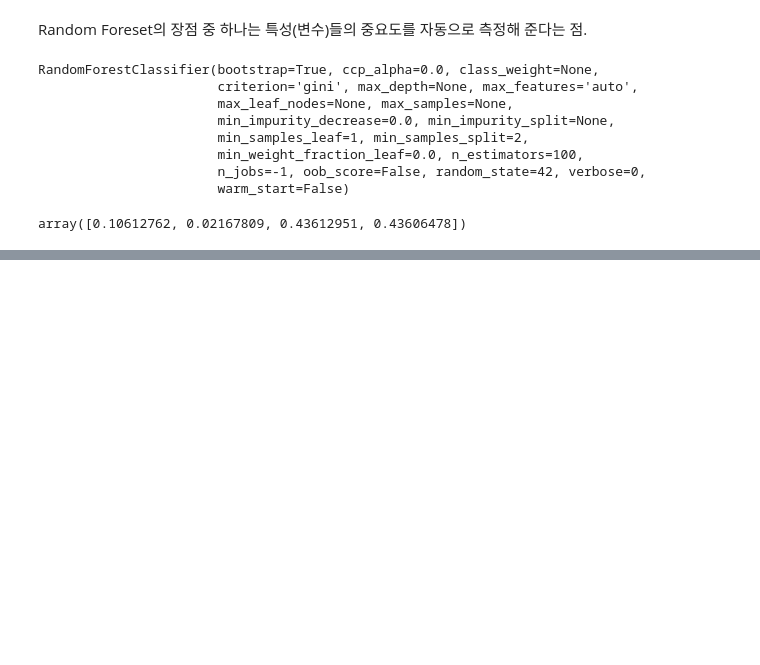
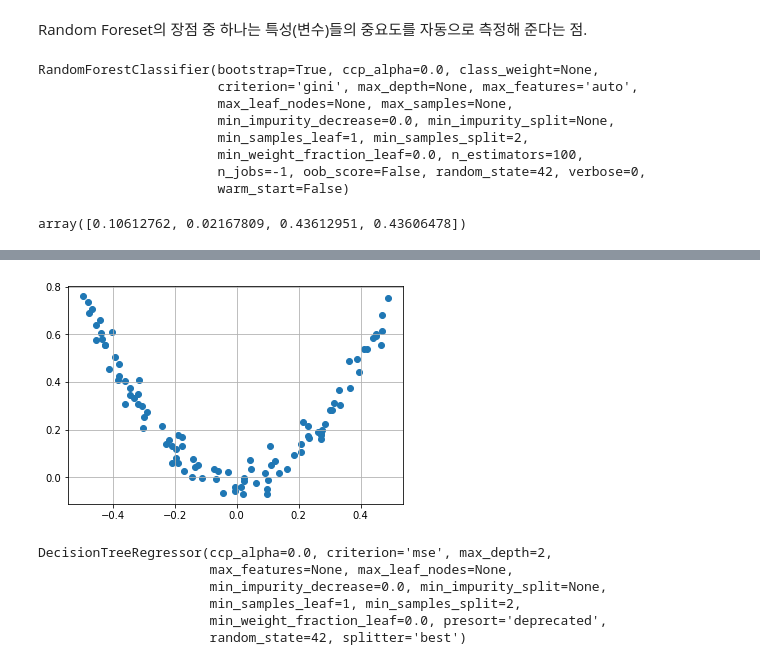
Before and after one commit to JakeOh/202007_itw_bd18, a Jupyter notebook: lab_ml/ml10_ensemble.ipynb, the cells around one changed output, grey strips where cells are left out. Drawn from its saved outputs; the diff is of its cells as text; code cells hidden in the pictures; blank space fills up the shorter version.

```diff
--- a/lab_ml/ml10_ensemble.ipynb
+++ b/lab_ml/ml10_ensemble.ipynb
@@ -215,0 +335,11 @@ array([0.10612762, 0.02167809, 0.43612951, 0.43606478])
+# %%
+# 가상의 샘플 데이터 생성
+np.random.seed(42)
+m = 100  # 샘플 개수
+X = np.random.rand(m, 1) - 0.5  # (100, 1) shape의 -0.5 <= X < 0.5 사이의 난수
+y = (3 * X**2 + 0.05 * np.random.randn(m, 1)).ravel()  # (100,) shape의 1d array
+# %%
+plt.scatter(X, y)
+plt.grid()
+# %% [output]
+[figure, added]
@@ -215,0 +348,10 @@ array([0.10612762, 0.02167809, 0.43612951, 0.43606478])
+# %%
+tree_reg1 = DecisionTreeRegressor(random_state=42, max_depth=2)
+tree_reg1.fit(X, y)
+# %% [output]
+DecisionTreeRegressor(ccp_alpha=0.0, criterion='mse', max_depth=2,
+                      max_features=None, max_leaf_nodes=None,
+                      min_impurity_decrease=0.0, min_impurity_split=None,
+                      min_samples_leaf=1, min_samples_split=2,
+                      min_weight_fraction_leaf=0.0, presort='deprecated',
+                      random_state=42, splitter='best')
```
Also changed, not shown: parts of 17 cells of this notebook.
